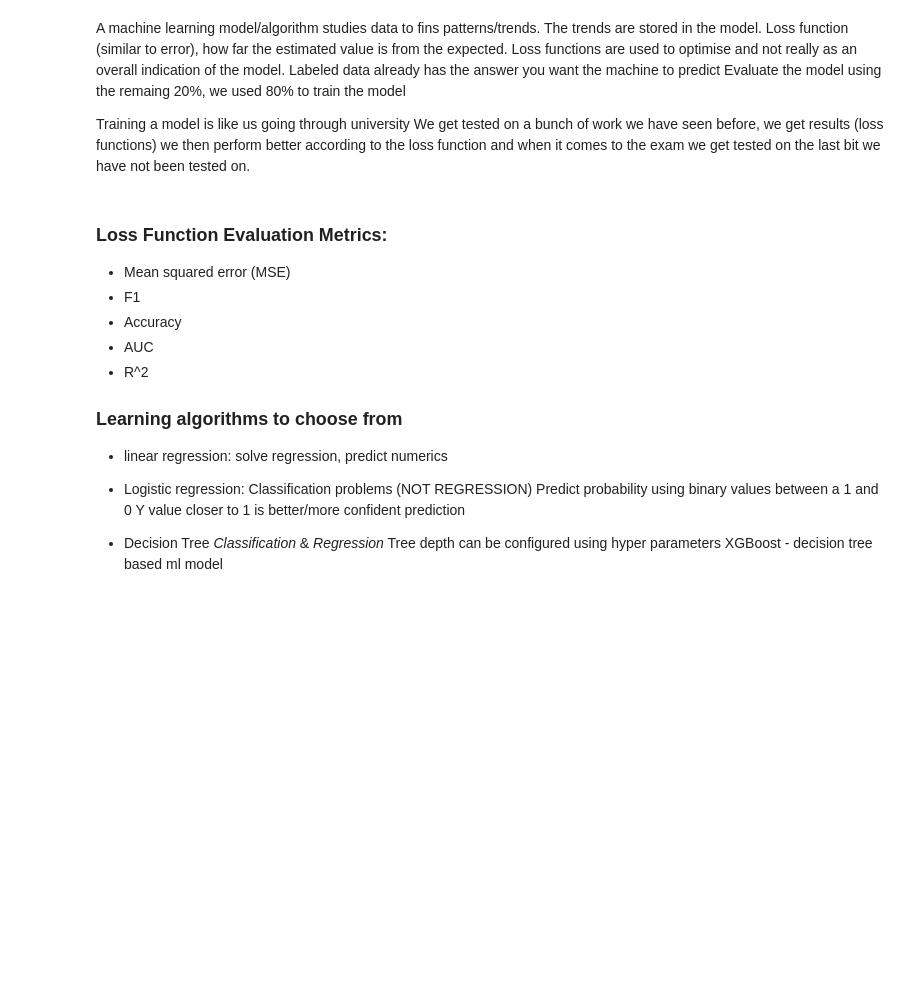
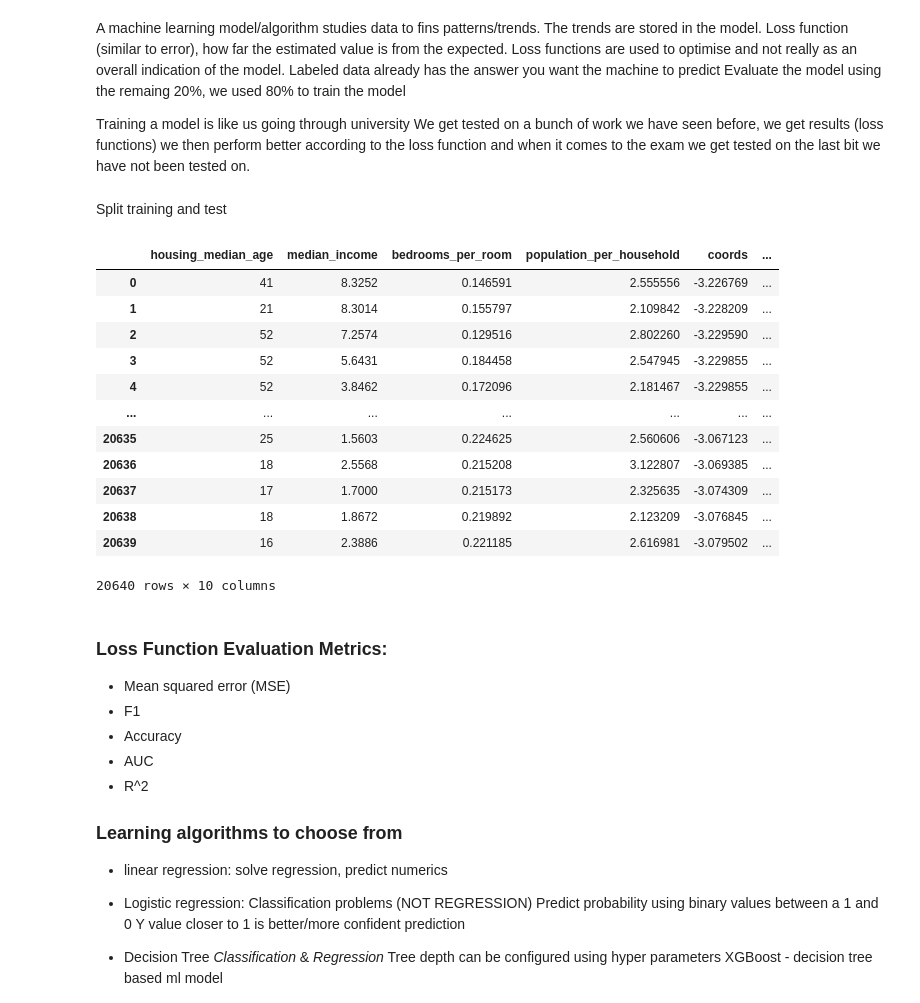
Before and after one commit to Luke-Papas/My-Python-Project-Public, a Jupyter notebook: Housing-price-prediction.ipynb, the cells around one changed output. Saved outputs shown, nothing was run; the diff lists cells and outputs as text; code cells hidden in the pictures; blank space fills up the shorter version.

```diff
--- a/Housing-price-prediction.ipynb
+++ b/Housing-price-prediction.ipynb
@@ -402,3 +402,30 @@ Evaluate the model using the remaing 20%, we used 80% to train the model
 
 Training a model is like us going through university
 We get tested on a bunch of work we have seen before, we get results (loss functions) we then perform better according to the loss function and when it comes to the exam we get tested on the last bit we have not been tested on.
+# %% [markdown]
+Split training and test
+# %%
+import sklearn
+from sklearn.model_selection import train_test_split
+
+housing_df_encoded.columns= [c.lower().replace("<","_").replace(" ","_") for c in housing_df_encoded.columns]
+
+x = housing_df_encoded[['housing_median_age', 'median_income','bedrooms_per_room','population_per_household','coords','ocean_proximity__1h_ocean',
+                        'ocean_proximity_inland','ocean_proximity_island','ocean_proximity_near_bay','ocean_proximity_near_ocean']]
+y = housing_df_encoded['median_house_value']
+
+display(x)
+# %% [output]
+|  | housing_median_age | median_income | bedrooms_per_room | population_per_household | coords | ... |
+| 0 | 41 | 8.3252 | 0.146591 | 2.555556 | -3.226769 | ... |
+| 1 | 21 | 8.3014 | 0.155797 | 2.109842 | -3.228209 | ... |
+| 2 | 52 | 7.2574 | 0.129516 | 2.802260 | -3.229590 | ... |
+| 3 | 52 | 5.6431 | 0.184458 | 2.547945 | -3.229855 | ... |
+| 4 | 52 | 3.8462 | 0.172096 | 2.181467 | -3.229855 | ... |
+| ... | ... | ... | ... | ... | ... | ... |
+| 20635 | 25 | 1.5603 | 0.224625 | 2.560606 | -3.067123 | ... |
+| 20636 | 18 | 2.5568 | 0.215208 | 3.122807 | -3.069385 | ... |
+| 20637 | 17 | 1.7000 | 0.215173 | 2.325635 | -3.074309 | ... |
+| 20638 | 18 | 1.8672 | 0.219892 | 2.123209 | -3.076845 | ... |
+| 20639 | 16 | 2.3886 | 0.221185 | 2.616981 | -3.079502 | ... |
+20640 rows × 10 columns
```
Also changed, not shown: parts of 3 cells of this notebook, 1 other file.
